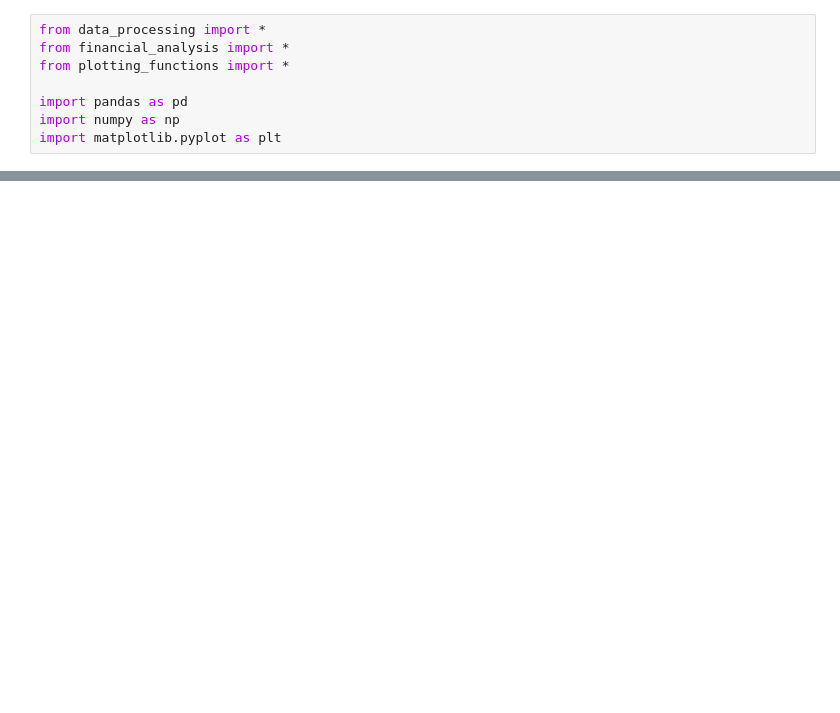
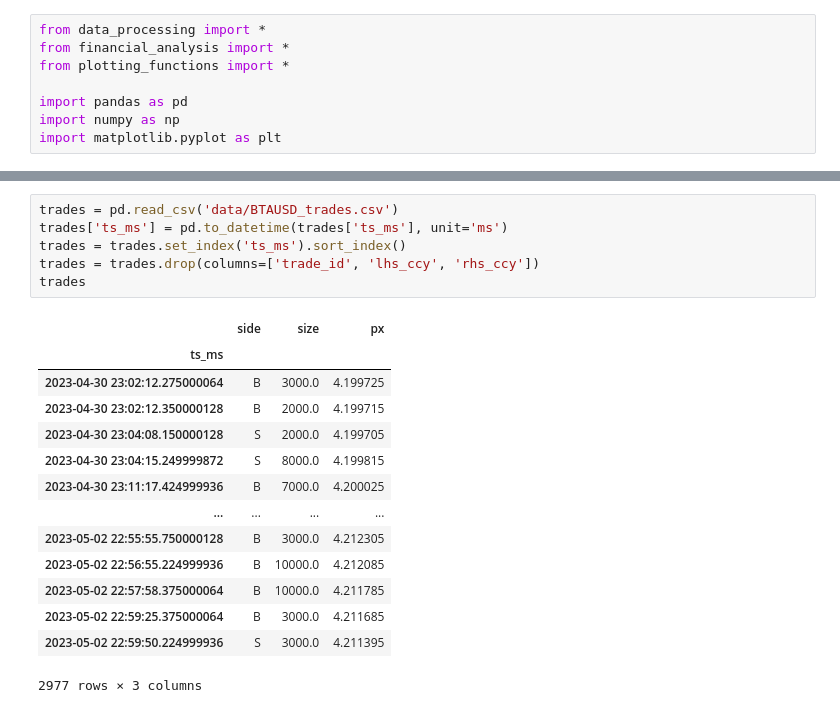
Before and after one commit to Armand-Morin/XTX-markout, a Jupyter notebook: financial_data_analysis.ipynb, the cells around one changed output, grey strips where cells are left out. Saved outputs shown, nothing was run; the diff lists cells and outputs as text; blank space fills up the shorter version.

```diff
--- a/financial_data_analysis.ipynb
+++ b/financial_data_analysis.ipynb
@@ -54,0 +14,21 @@ dico
+# %%
+trades = pd.read_csv('data/BTAUSD_trades.csv')
+trades['ts_ms'] = pd.to_datetime(trades['ts_ms'], unit='ms')
+trades = trades.set_index('ts_ms').sort_index()
+trades = trades.drop(columns=['trade_id', 'lhs_ccy', 'rhs_ccy'])
+trades
+# %% [output]
+|  | side | size | px |
+| ts_ms |  |  |  |
+| 2023-04-30 23:02:12.275000064 | B | 3000.0 | 4.199725 |
+| 2023-04-30 23:02:12.350000128 | B | 2000.0 | 4.199715 |
+| 2023-04-30 23:04:08.150000128 | S | 2000.0 | 4.199705 |
+| 2023-04-30 23:04:15.249999872 | S | 8000.0 | 4.199815 |
+| 2023-04-30 23:11:17.424999936 | B | 7000.0 | 4.200025 |
+| ... | ... | ... | ... |
+| 2023-05-02 22:55:55.750000128 | B | 3000.0 | 4.212305 |
+| 2023-05-02 22:56:55.224999936 | B | 10000.0 | 4.212085 |
+| 2023-05-02 22:57:58.375000064 | B | 10000.0 | 4.211785 |
+| 2023-05-02 22:59:25.375000064 | B | 3000.0 | 4.211685 |
+| 2023-05-02 22:59:50.224999936 | S | 3000.0 | 4.211395 |
+2977 rows × 3 columns
```
Also changed, not shown: parts of 9 cells of this notebook, 1 other file.
